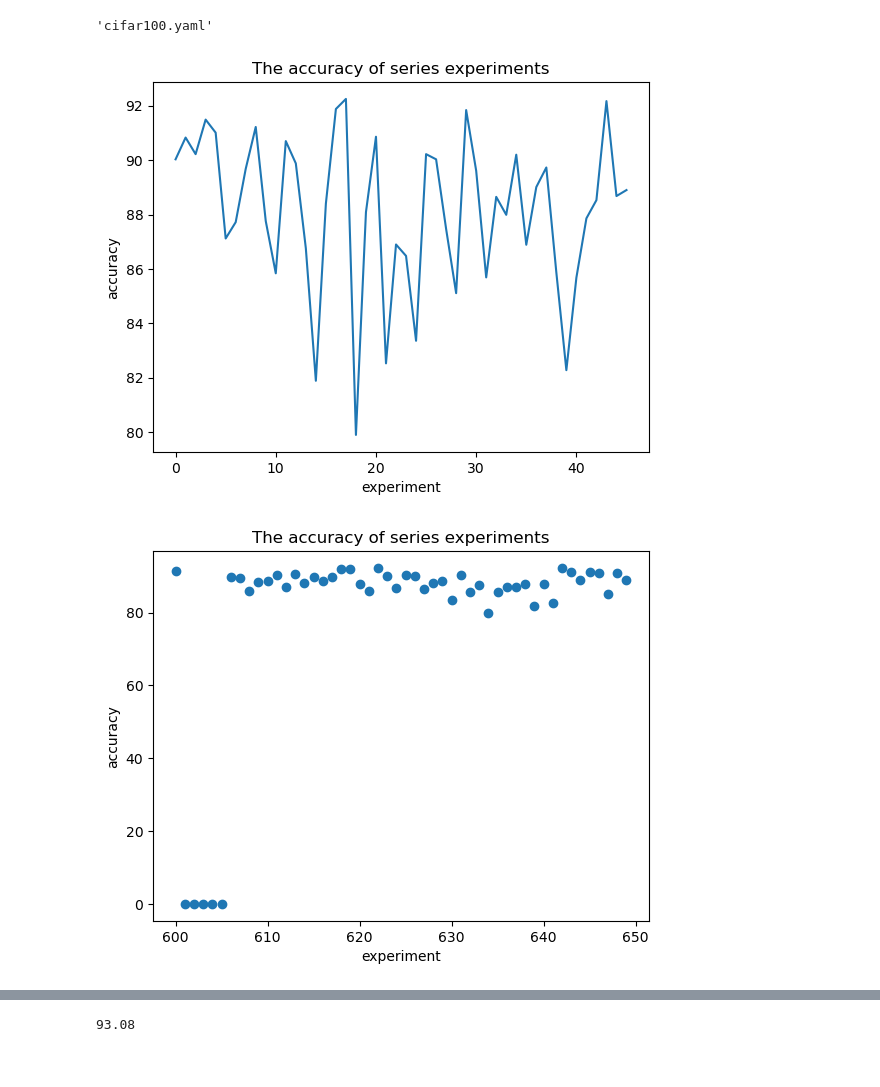
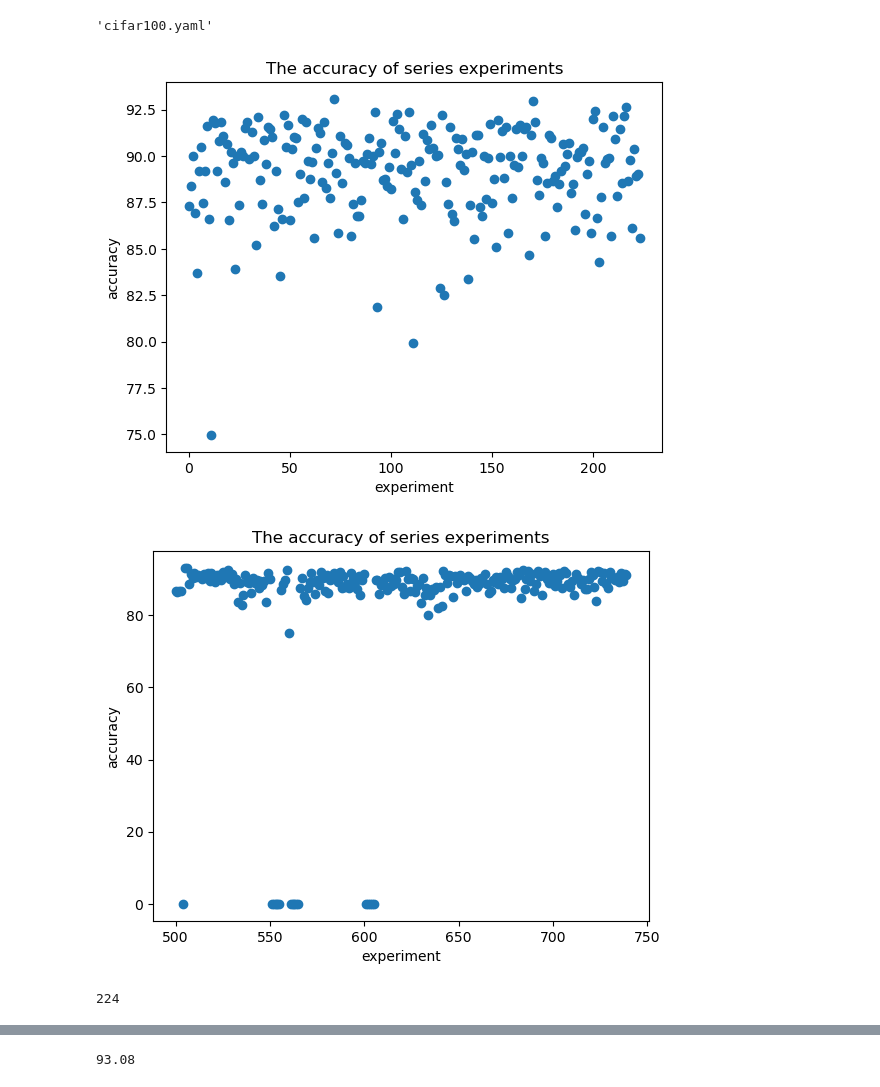
Before and after one commit to qhy991/AICAS, a Jupyter notebook: analysis/model_analysis.ipynb, the cells around one changed output, grey strips where cells are left out. Saved outputs shown, nothing was run; the diff lists cells and outputs as text; code cells hidden in the pictures.

```diff
--- a/analysis/model_analysis.ipynb
+++ b/analysis/model_analysis.ipynb
@@ -15,7 +15,7 @@ import matplotlib.pyplot as plt
 import tqdm
 import torch
 import os
-acc = np.zeros(651)
+acc = np.zeros(740)
 acc_cifar10 = []
 acc_cifar100 = []
 num_cifar10 = 0
@@ -38,42 +38,49 @@ for model_path in tqdm.tqdm(model_list):
                           "benchmark-repvgg-b0-stage-1_2_4_14_1-ratio-1.0_1.0_1.0_1.0_2.75-op-repvgg_repvgg_repvgg_repvgg_repvgg-max-False_False_False_False_False-cifar10.yaml",
                           "benchmark-repvgg-b1-stage-1_2_4_14_1-ratio-2.0_2.0_2.0_2.0_4.0-op-repvgg_repvgg_repvgg_repvgg_repvgg-max-False_False_False_False_False-cifar10.yaml",
                           "benchmark-repvgg-b2-stage-1_2_4_14_1-ratio-2.5_2.5_2.5_2.5_5.0-op-repvgg_repvgg_repvgg_repvgg_repvgg-max-False_False_False_False_False-cifar10.yaml",
-                          "benchmark-repvgg-b3-stage-1_2_4_14_1-ratio-3.0_3.0_3.0_3.0_5.0-op-repvgg_repvgg_repvgg_repvgg_repvgg-max-False_False_False_False_False-cifar10.yaml"]:
+                          "benchmark-repvgg-b3-stage-1_2_4_14_1-ratio-3.0_3.0_3.0_3.0_5.0-op-repvgg_repvgg_repvgg_repvgg_repvgg-max-False_False_False_False_False-cifar10.yaml",
+                          "benchmark-repvgg-a0-stage-1_2_4_14_1-ratio-0.75_0.75_0.75_0.75_2.5-op-repvgg_repvgg_repvgg_repvgg_repvgg-max-False_False_False_False_False-cifar10-lr.yaml",
+                          "benchmark-repvgg-a1-stage-1_2_4_14_1-ratio-1.0_1.0_1.0_1.0_2.5-op-repvgg_repvgg_repvgg_repvgg_repvgg-max-False_False_False_False_False-cifar10-lr.yaml"]:
 
         num = int(model_path.split("-")[0])
         dataset = "cifar10"
 
-        if os.path.exists(path) and num >= 600:
+        if os.path.exists(path) and num >= 500:
             # print(num)
             dataset = model_path.split("-")[-1].replace('.yaml','')
             if dataset == "cifar10":
                 acc_cifar10.append(torch.load(path)['max_accuracy'])
                 num_cifar10 += 1
             else :
                 acc_cifar100.append(torch.load(path)['max_accuracy'])
                 num_cifar100 += 1
-            acc[num] = torch.load(path)['max_accuracy']
+            param = torch.load(path)
+            acc[num] = param['max_accuracy']
+            for k in param['model'].keys():
+                if "pool" in k:
+                    print(num)
+                    break
 # plt.plot(range(352,400),acc[352:400])
-plt.plot(range(num_cifar10),acc_cifar10)
+plt.scatter(range(num_cifar10),acc_cifar10)
 plt.xlabel("experiment")
 plt.ylabel("accuracy")
 plt.title("The accuracy of series experiments")
 # plt.savefig("./pic/50-150.png")
 plt.show()
 
 # plt.plot(range(num_cifar100),acc_cifar100)
 # plt.xlabel("experiment")
 # plt.ylabel("accuracy")
 # plt.title("The accuracy of series experiments")
 # # plt.savefig("./pic/50-150.png")
 # plt.show()
 
-plt.scatter(range(600,650),acc[600:650])
+plt.scatter(range(500,740),acc[500:740])
 plt.xlabel("experiment")
 plt.ylabel("accuracy")
 plt.title("The accuracy of series experiments")
 # plt.savefig("./pic/50-150.png")
 plt.show()
 # %% [output]
-[figure, old version]
+[figure, new version]
-[figure, old version]
+[figure, new version]
@@ -79,0 +89,4 @@ plt.show()
+# %%
+len(acc_a)
+# %% [output]
+224
```
Also changed, not shown: parts of 3 cells of this notebook, 13 other files.
